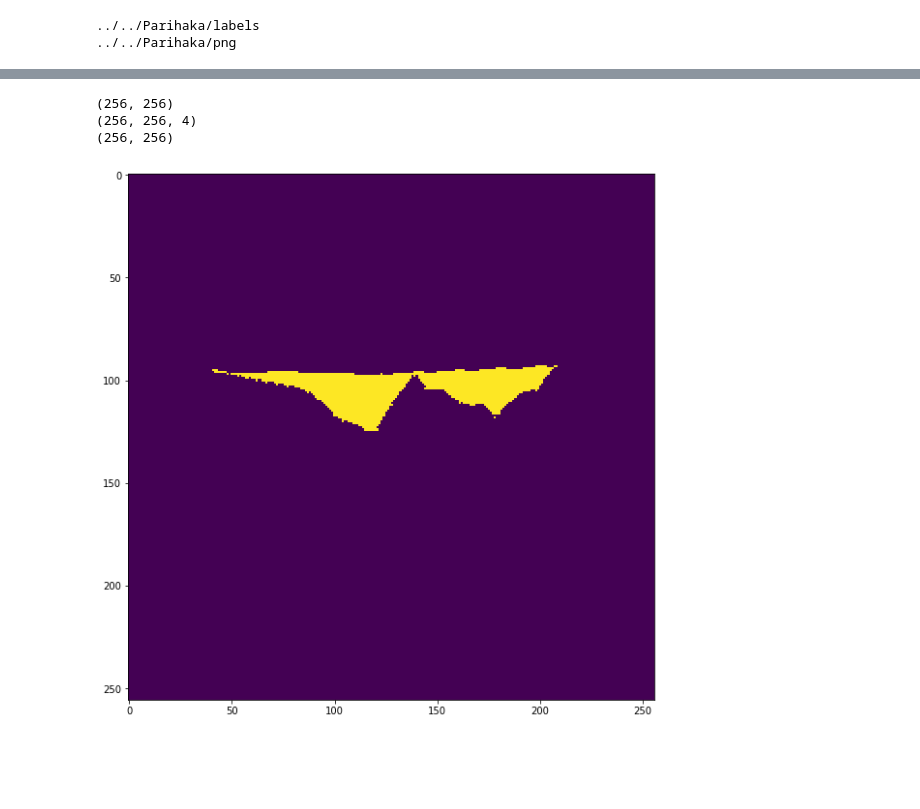
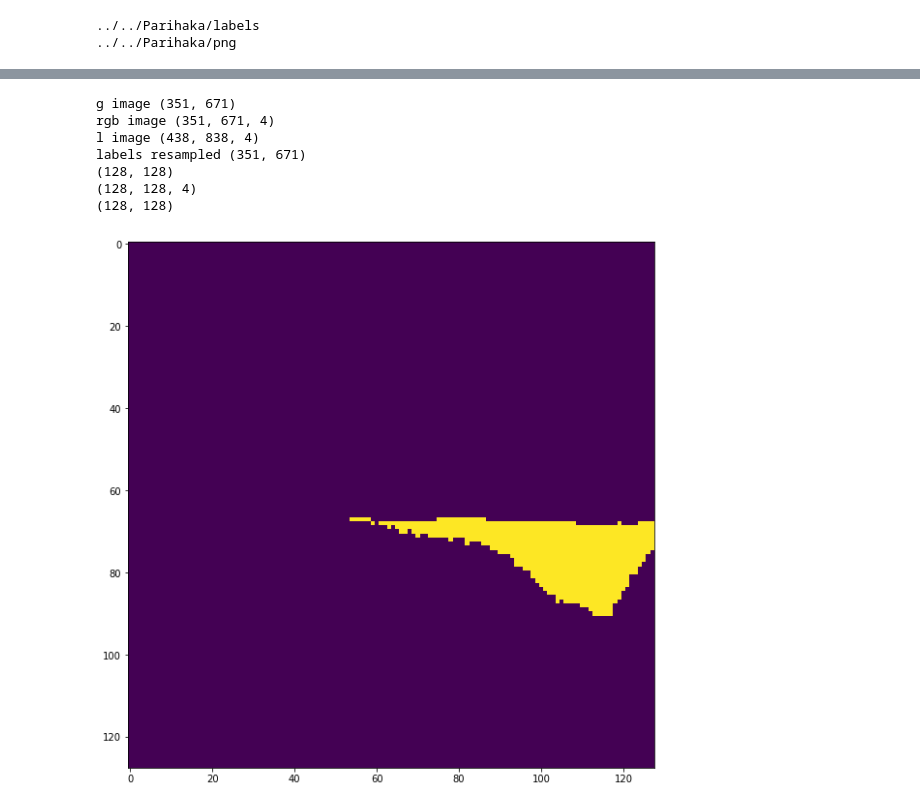
Before and after one commit to stevejpurves/gully-attack-rl, a Jupyter notebook: scripts/try cropping.ipynb, the cells around one changed output, grey strips where cells are left out. Saved outputs shown, nothing was run; the diff lists cells and outputs as text; code cells hidden in the pictures; blank space fills up the shorter version.

Commit message:
resampled image

```diff
--- a/scripts/try cropping.ipynb
+++ b/scripts/try cropping.ipynb
@@ -18,3 +18,16 @@ print(SEISMIC_PATH)
 ../../Parihaka/png
 # %%
 inlines = [2300]
+# %%
+def resample(X, size_out):
+    size_in = X.shape
+    Y = np.zeros(size_out)
+    for i in range(size_out[0]):
+        for j in range(size_out[1]):
+            I = int(size_in[0] * i / size_out[0])
+            J = int(size_in[1] * j / size_out[1])
+            Y[i,j] = X[I,J]
+    return Y
+
+x = np.eye(10)
+y = resample(x, (20,20))
@@ -21,43 +40,69 @@ inlines = [2300]
 # %%
 label_names = ['grey_il{}_segmentation.png'.format(il) for il in inlines]
 rgb_names = ['rgb_il{}.png'.format(il) for il in inlines]
 grey_names = ['grey_il{}.png'.format(il) for il in inlines]
-
-plt.figure(figsize=(10,10))
 
 gully_rgb_val = (250, 170, 30)
 
 def crop_at(img, x,y):
     return img[y:y+256,x:x+256]
 
 for g_name, rgb_name, l_name in zip(grey_names, rgb_names, label_names):
     l_image = misc.imread(path.abspath(path.join(LABEL_PATH, l_name)))
     g_image = misc.imread(path.abspath(path.join(SEISMIC_PATH, g_name)))
     rgb_image = misc.imread(path.abspath(path.join(SEISMIC_PATH, rgb_name)))
+    print("g image", g_image.shape)
+    print("rgb image", rgb_image.shape)
+    print("l image", l_image.shape)
+
+#     convert to binary
+    grey_label = np.zeros_like(l_image[:,:,0])
+    for i in range(l_image.shape[0]):
+        for j in range(l_image.shape[1]):
+            if np.all(l_image[i,j,0:3] == gully_rgb_val):
+                grey_label[i,j] = 255
+
+    grey_label_resample = resample(grey_label, g_image.shape)
+    print("labels resampled", grey_label_resample.shape)
 
     y=50
-    x=250
-    l_crop = crop_at(l_image, x, y)
-    grey_label_crop = np.zeros_like(l_crop[:,:,0])
-    for i in range(l_crop.shape[0]):
-        for j in range(l_crop.shape[1]):
-            if np.all(l_crop[i,j,0:3] == gully_rgb_val):
-                grey_label_crop[i,j] = 255
+    x=180
+    sz = 128
 
+    grey_crop = g_image[y:y+sz, x:x+sz]
+    rgb_crop = rgb_image[y:y+sz, x:x+sz, :]
+    grey_label_resample_crop = grey_label_resample[y:y+sz, x:x+sz]
 
-    grey_crop = crop_at(g_image, x, y)
-    rgb_crop = crop_at(rgb_image, x, y)
+#     grey_label_crop = np.zeros_like(l_crop[:,:,0])
+#     for i in range(l_crop.shape[0]):
+#         for j in range(l_crop.shape[1]):
+#             if np.all(l_crop[i,j,0:3] == gully_rgb_val):
+#                 grey_label_crop[i,j] = 255
+
+#     grey_label_crop_resample = resample(grey_label_crop, grey_crop.shape)
+
     print(grey_crop.shape)
     print(rgb_crop.shape)
-    print(grey_label_crop.shape)
+    print(grey_label_resample_crop.shape)
 
     misc.imsave(path.join(OUTPUT_PATH, 'grey_il2300.crop.png'), grey_crop)
-    misc.imsave(path.join(OUTPUT_PATH, 'grey_label_il2300.crop.png'), grey_label_crop)
+    misc.imsave(path.join(OUTPUT_PATH, 'grey_label_il2300.crop.png'), grey_label_resample_crop)
     misc.imsave(path.join(OUTPUT_PATH, 'rgb_il2300.crop.png'), rgb_crop)
 
-    plt.imshow(grey_label_crop)
+    plt.figure(figsize=(10,10))
+    plt.imshow(grey_label_resample_crop)
+
+    plt.figure(figsize=(10,10))
+    plt.imshow(grey_crop)
+
+    plt.figure(figsize=(10,10))
+    plt.imshow(rgb_crop)
 # %% [output]
-(256, 256)
-(256, 256, 4)
-(256, 256)
+g image (351, 671)
+rgb image (351, 671, 4)
+l image (438, 838, 4)
+labels resampled (351, 671)
+(128, 128)
+(128, 128, 4)
+(128, 128)
-[figure, old version]
+[figure, new version]
```
Also changed, not shown: parts of 3 cells of this notebook, 6 other files.
